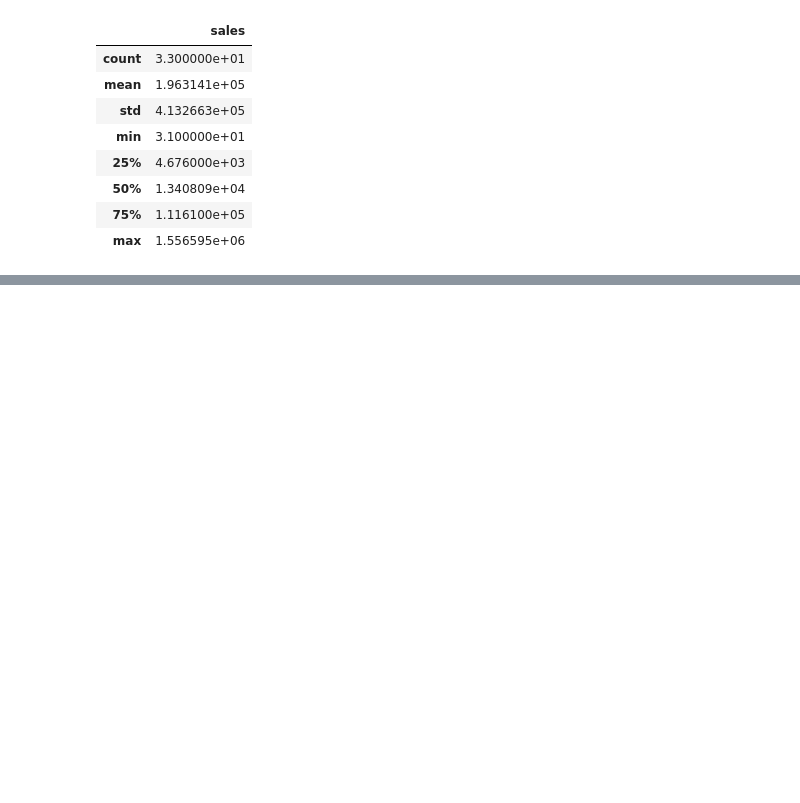
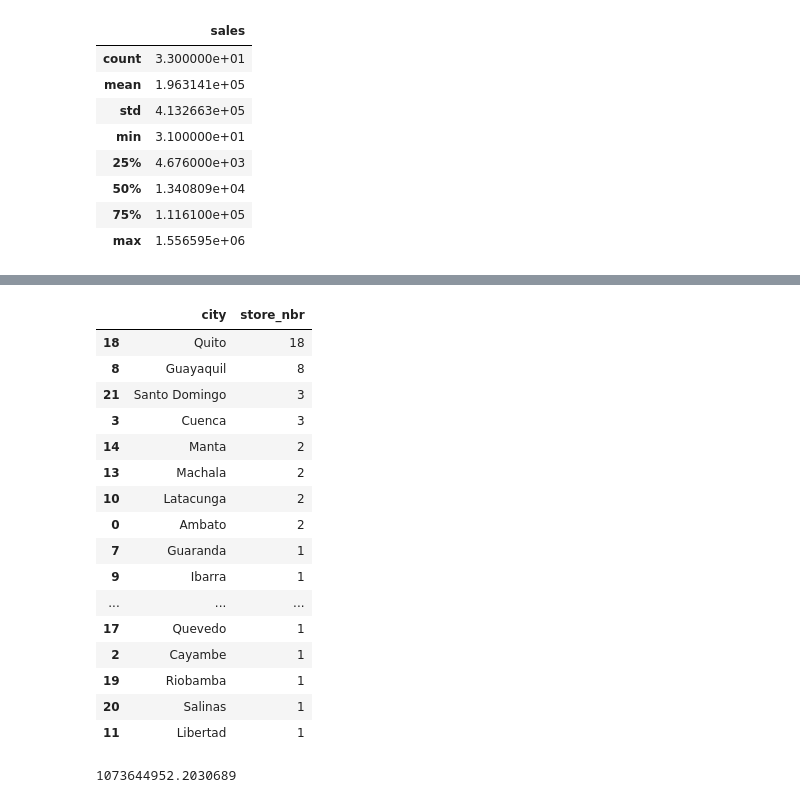
Before and after one commit to mrdaraujo/business_case_869, a Jupyter notebook: notebooks/farah_DataVisualisation_BaseModel.ipynb, the cells around one changed output, grey strips where cells are left out. Drawn from its saved outputs; the diff is of its cells as text; code cells hidden in the pictures; blank space fills up the shorter version.

```diff
--- a/notebooks/farah_DataVisualisation_BaseModel.ipynb
+++ b/notebooks/farah_DataVisualisation_BaseModel.ipynb
@@ -1017,0 +1071,26 @@ data_selection_fam_2016_bycity_bystore.describe()
+# %%
+df_stores_city = pd.DataFrame(data_stores.groupby(['city'])['store_nbr'].count())
+df_stores_city = df_stores_city.reset_index().sort_values(by='store_nbr', ascending=False)
+df_stores_city
+# %% [output]
+|  | city | store_nbr |
+| 18 | Quito | 18 |
+| 8 | Guayaquil | 8 |
+| 21 | Santo Domingo | 3 |
+| 3 | Cuenca | 3 |
+| 14 | Manta | 2 |
+| 13 | Machala | 2 |
+| 10 | Latacunga | 2 |
+| 0 | Ambato | 2 |
+| 7 | Guaranda | 1 |
+| 9 | Ibarra | 1 |
+| ... | ... | ... |
+| 17 | Quevedo | 1 |
+| 2 | Cayambe | 1 |
+| 19 | Riobamba | 1 |
+| 20 | Salinas | 1 |
+| 11 | Libertad | 1 |
+# %%
+data_train_merge_stores['sales'].sum()
+# %% [output]
+1073644952.2030689
```
Also changed, not shown: parts of 5 cells of this notebook, 2 other files.
